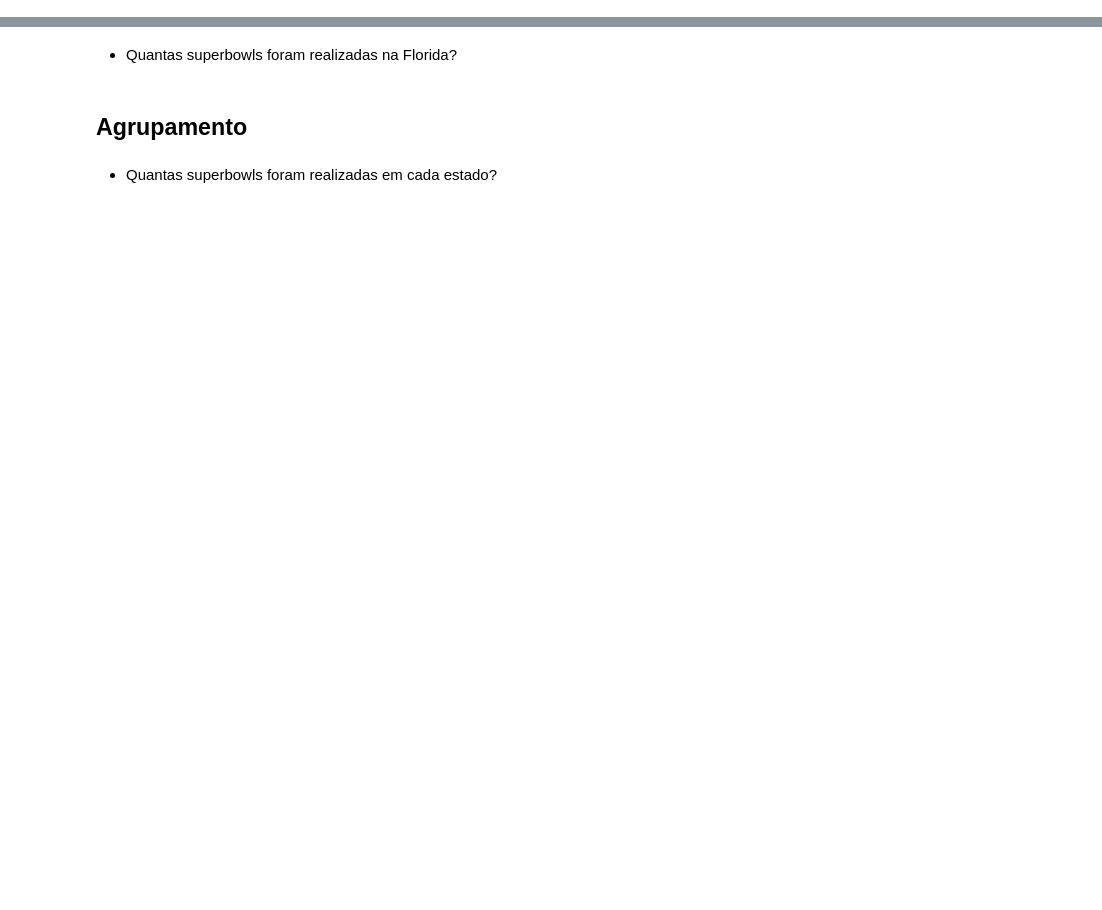
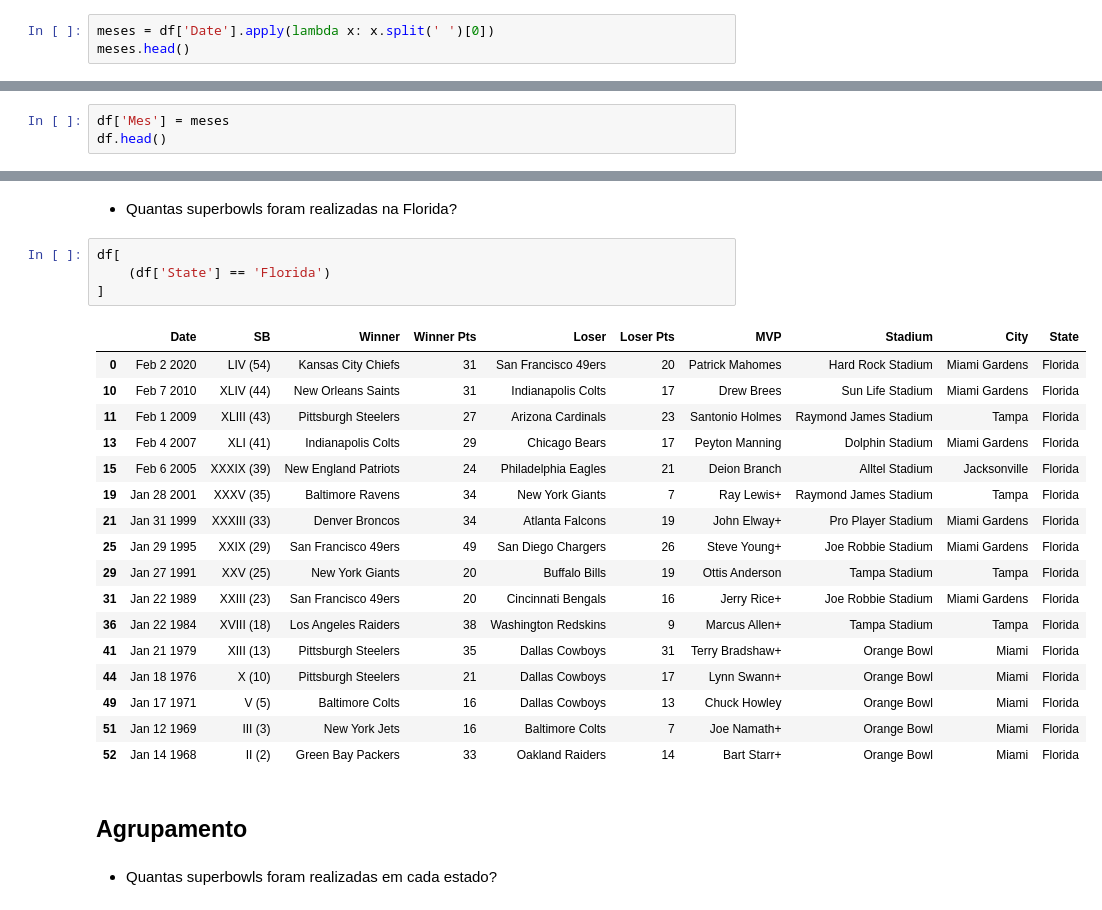
Before and after one commit to tafarelyan/aula-ETL, a Jupyter notebook: Aula 3 - Problemas nos dados.ipynb, the cells around one changed output, grey strips where cells are left out. Drawn from its saved outputs; the diff is of its cells as text; blank space fills up the shorter version.

```diff
--- a/Aula 3 - Problemas nos dados.ipynb
+++ b/Aula 3 - Problemas nos dados.ipynb
@@ -25,0 +106,3 @@ print('Contagem: ', pontos.count())
+# %%
+meses = df['Date'].apply(lambda x: x.split(' ')[0])
+meses.head()
@@ -28,0 +126,3 @@ df.head()
+# %%
+df['Mes'] = meses
+df.head()
@@ -39,5 +196,27 @@ df.head()
 # %% [markdown]
 - Quantas superbowls foram realizadas na Florida?
+# %%
+df[
+    (df['State'] == 'Florida')
+]
+# %% [output]
+|  | Date | SB | Winner | Winner Pts | Loser | Loser Pts | MVP | Stadium | City | State |
+| 0 | Feb 2 2020 | LIV (54) | Kansas City Chiefs | 31 | San Francisco 49ers | 20 | Patrick Mahomes | Hard Rock Stadium | Miami Gardens | Florida |
+| 10 | Feb 7 2010 | XLIV (44) | New Orleans Saints | 31 | Indianapolis Colts | 17 | Drew Brees | Sun Life Stadium | Miami Gardens | Florida |
+| 11 | Feb 1 2009 | XLIII (43) | Pittsburgh Steelers | 27 | Arizona Cardinals | 23 | Santonio Holmes | Raymond James Stadium | Tampa | Florida |
+| 13 | Feb 4 2007 | XLI (41) | Indianapolis Colts | 29 | Chicago Bears | 17 | Peyton Manning | Dolphin Stadium | Miami Gardens | Florida |
+| 15 | Feb 6 2005 | XXXIX (39) | New England Patriots | 24 | Philadelphia Eagles | 21 | Deion Branch | Alltel Stadium | Jacksonville | Florida |
+| 19 | Jan 28 2001 | XXXV (35) | Baltimore Ravens | 34 | New York Giants | 7 | Ray Lewis+ | Raymond James Stadium | Tampa | Florida |
+| 21 | Jan 31 1999 | XXXIII (33) | Denver Broncos | 34 | Atlanta Falcons | 19 | John Elway+ | Pro Player Stadium | Miami Gardens | Florida |
+| 25 | Jan 29 1995 | XXIX (29) | San Francisco 49ers | 49 | San Diego Chargers | 26 | Steve Young+ | Joe Robbie Stadium | Miami Gardens | Florida |
+| 29 | Jan 27 1991 | XXV (25) | New York Giants | 20 | Buffalo Bills | 19 | Ottis Anderson | Tampa Stadium | Tampa | Florida |
+| 31 | Jan 22 1989 | XXIII (23) | San Francisco 49ers | 20 | Cincinnati Bengals | 16 | Jerry Rice+ | Joe Robbie Stadium | Miami Gardens | Florida |
+| 36 | Jan 22 1984 | XVIII (18) | Los Angeles Raiders | 38 | Washington Redskins | 9 | Marcus Allen+ | Tampa Stadium | Tampa | Florida |
+| 41 | Jan 21 1979 | XIII (13) | Pittsburgh Steelers | 35 | Dallas Cowboys | 31 | Terry Bradshaw+ | Orange Bowl | Miami | Florida |
+| 44 | Jan 18 1976 | X (10) | Pittsburgh Steelers | 21 | Dallas Cowboys | 17 | Lynn Swann+ | Orange Bowl | Miami | Florida |
+| 49 | Jan 17 1971 | V (5) | Baltimore Colts | 16 | Dallas Cowboys | 13 | Chuck Howley | Orange Bowl | Miami | Florida |
+| 51 | Jan 12 1969 | III (3) | New York Jets | 16 | Baltimore Colts | 7 | Joe Namath+ | Orange Bowl | Miami | Florida |
+| 52 | Jan 14 1968 | II (2) | Green Bay Packers | 33 | Oakland Raiders | 14 | Bart Starr+ | Orange Bowl | Miami | Florida |
 # %% [markdown]
 ## Agrupamento
 # %% [markdown]
```
Also changed, not shown: parts of 30 cells of this notebook.
